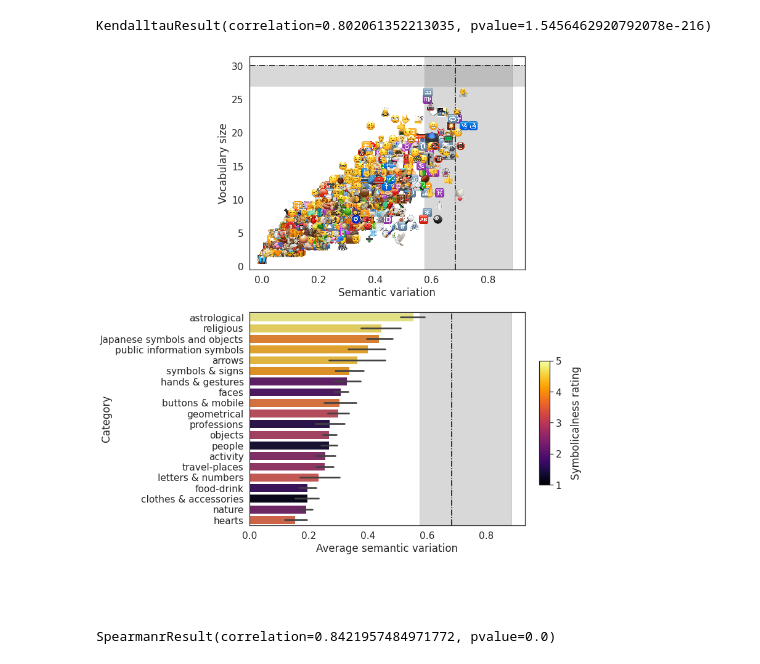
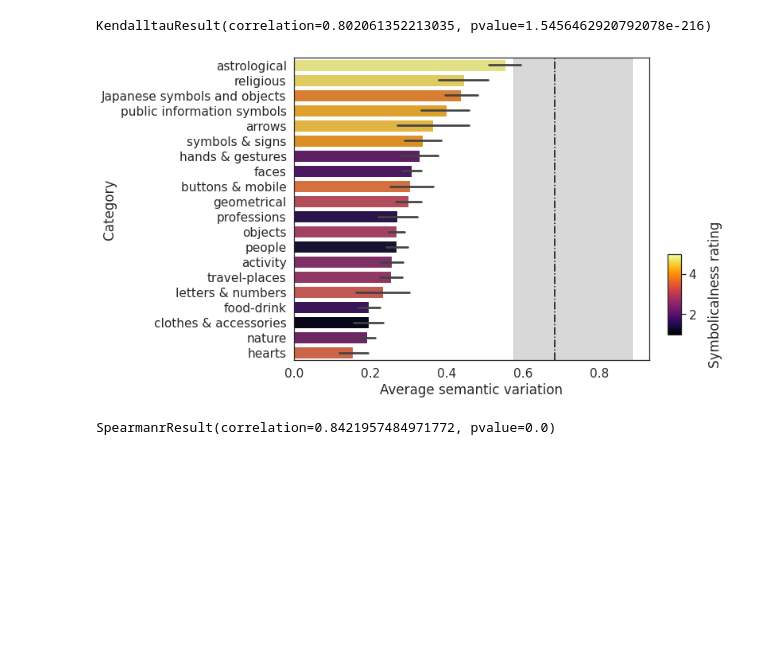
Before and after one commit to epfl-ada/emoji-ambiguity, a Jupyter notebook: notebooks/final_notebook.ipynb, the cells around one changed output. Saved outputs shown, nothing was run; the diff lists cells and outputs as text; code cells hidden in the pictures; blank space fills up the shorter version.

Commit message:
leave only bottom of figure 1

```diff
--- a/notebooks/final_notebook.ipynb
+++ b/notebooks/final_notebook.ipynb
@@ -106,63 +106,49 @@ kendalltau(anns_x['is_a_symbol'].values, anns_y['is_a_symbol'].values, nan_polic
 KendalltauResult(correlation=0.802061352213035, pvalue=1.5456462920792078e-216)
 # %%
 sns.set_color_codes()
-sns.set(rc={'figure.figsize':(8, 14)}, font_scale=1.4)
+sns.set(rc={'figure.figsize':(8, 7)}, font_scale=1.4)
 sns.set_style("white", {'axes.grid' : False})
 
-fig, axes = plt.subplots(2, 1)
-df = variations
-for x, y, emoji in zip(df['variation'], df['vocabulary size'], df['emoji']):
-    emoji_scatter(x, y, emoji, zoom=0.2, ax=axes[0])
-    axes[0].scatter(x, y)
-axes[0].axvline(baseline_variation, color='black', linestyle='-.')
-axes[0].axvspan(baselines_var_CIs[0],
-             baselines_var_CIs[1], alpha=0.3, color='gray')
-
-axes[0].axhline(baseline_vocab, color='black', linestyle='-.')
-axes[0].axhspan(baselines_vocab_size_CIs[0],
-             baselines_vocab_size_CIs[1], alpha=0.3, color='gray')
-
-axes[0].set_xlabel("Semantic variation")
-axes[0].set_ylabel("Vocabulary size")
+fig, ax = plt.subplots()
 
 symbolicness = anns_x.merge(anns_y, on='emoji', how='left')
 symbolicness['symbolicness'] = symbolicness[['is_a_symbol_x', 'is_a_symbol_y']].mean(axis=1)
 symbolicness = symbolicness.merge(variations[['emoji', 'variation']], how='left', on='emoji')
 symbolicness = symbolicness.dropna(subset=['variation'])
 
 spearmanr(symbolicness.symbolicness.values, symbolicness.variation.values)
 
 variations["category"] = variations.emoji.apply(assign_emojipedia_category)
 variations["category"] = variations.apply(assign_our_category, axis=1)
 variations = variations.replace({"symbols": "symbols & signs"})
 
 data = symbolicness.groupby("category").symbolicness.mean().sort_values(ascending=False)
 palette = sns.color_palette("inferno", len(data))
 rank = data.argsort().argsort()
 
 order1 = variations.groupby("category").variation.mean().sort_values(ascending=False).index.tolist()
 
-sns.barplot(y='category', x='variation', data=variations, ax=axes[1],\
+sns.barplot(y='category', x='variation', data=variations, ax=ax,\
             order=order1, palette=np.array(palette)[rank[order1]])
-axes[1].set_ylabel("Category")
-axes[1].set_xlabel("Average semantic variation")
+ax.set_ylabel("Category")
+ax.set_xlabel("Average semantic variation")
 
-axes[1].axvline(baseline_variation, color='black', linestyle='-.')
-axes[1].axvspan(baselines_var_CIs[0],
+ax.axvline(baseline_variation, color='black', linestyle='-.')
+ax.axvspan(baselines_var_CIs[0],
                 baselines_var_CIs[1], alpha=0.3, color='gray')
-axes[1].yaxis.set_label_coords(-.5, .5)
+ax.yaxis.set_label_coords(-.5, .5)
 
 # Colorbar settings
 norm = plt.Normalize(1, 5)#x  #y   #width #length
 cbar_ax = fig.add_axes([0.94, 0.19, 0.03, 0.2])
 scalar_colormap = plt.cm.ScalarMappable(cmap='inferno', norm=norm)
 cbar = fig.colorbar(scalar_colormap, cax=cbar_ax)
 cbar.ax.get_yaxis().labelpad = 15
 cbar.ax.set_ylabel('Symbolicalness rating', rotation=90);
 
-plt.savefig('../figures/figure1.pdf', bbox_inches='tight');
+plt.savefig('../figures/figure1_bottom.pdf', bbox_inches='tight');
 # %% [output]
-[figure, old version]
+[figure, new version]
 # %%
 spearmanr(variations.variation.values, variations["vocabulary size"].values, nan_policy='omit')
 # %% [output]
```
Also changed, not shown: 2 other files.
